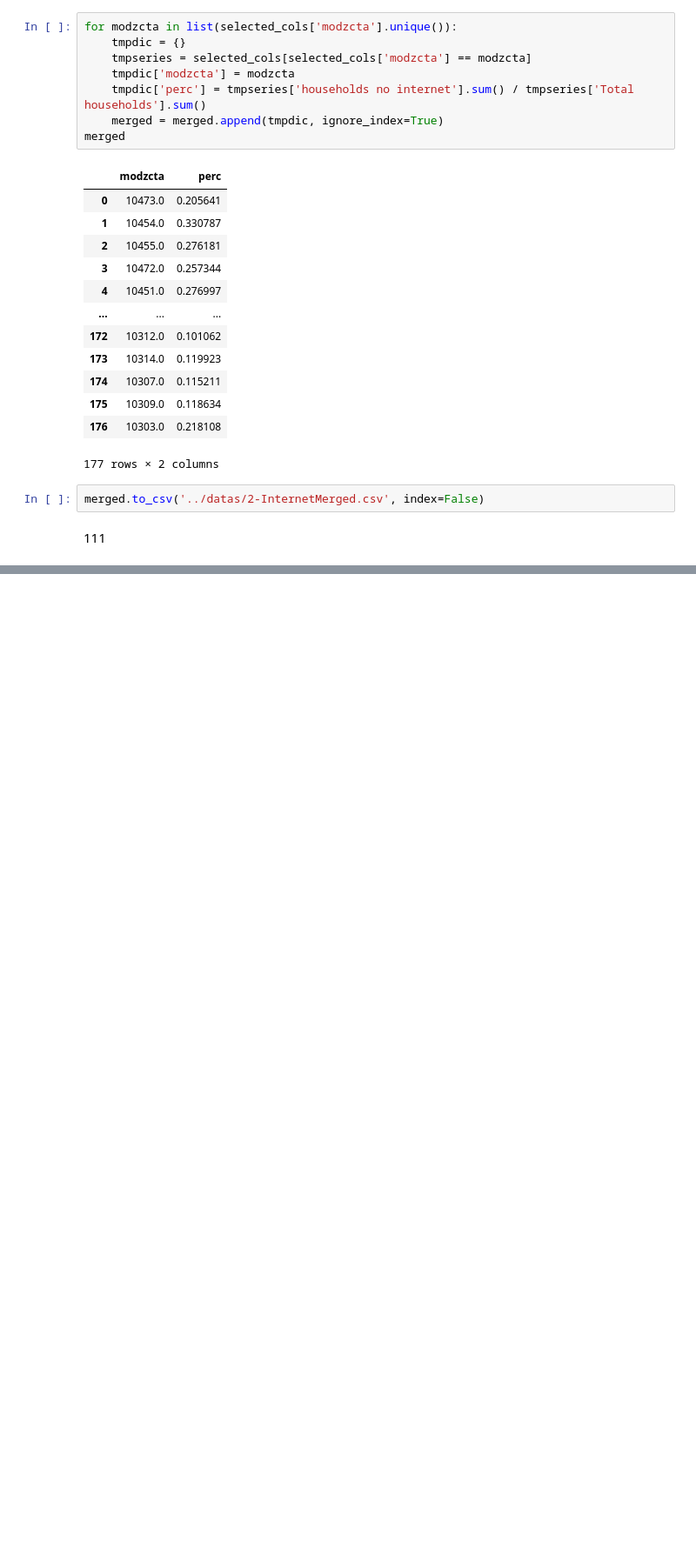
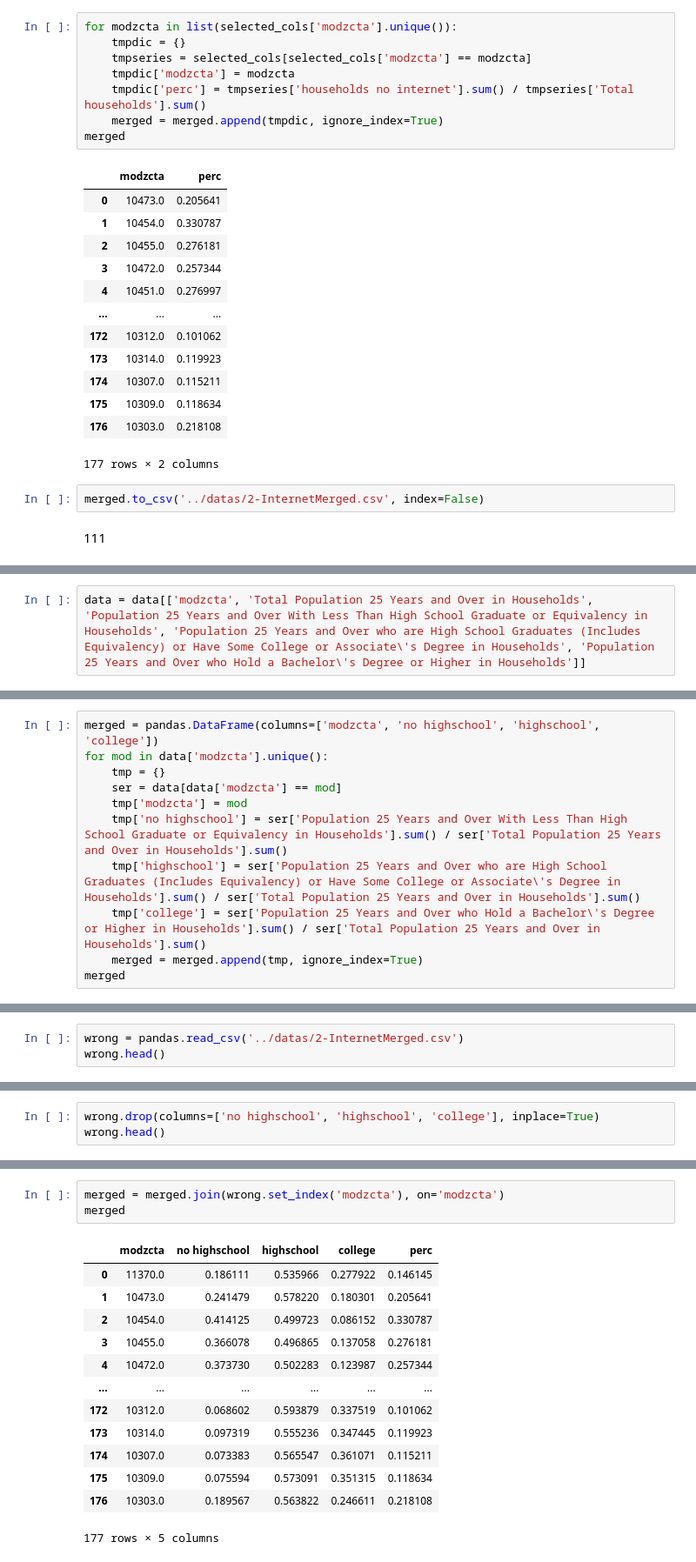
Before and after one commit to saturn-drm/equity-during-covid, a Jupyter notebook: scripts/11-20testmerge.ipynb, the cells around one changed output, grey strips where cells are left out. Shown at 87% size. Saved outputs shown, nothing was run; the diff lists cells and outputs as text; blank space fills up the shorter version.

```diff
--- a/scripts/11-20testmerge.ipynb
+++ b/scripts/11-20testmerge.ipynb
@@ -67,0 +103,2 @@ merged.to_csv('../datas/2-InternetMerged.csv', index=False)
+# %%
+data = data[['modzcta', 'Total Population 25 Years and Over in Households', 'Population 25 Years and Over With Less Than High School Graduate or Equivalency in Households', 'Population 25 Years and Over who are High School Graduates (Includes Equivalency) or Have Some College or Associate\'s Degree in Households', 'Population 25 Years and Over who Hold a Bachelor\'s Degree or Higher in Households']]
@@ -67,0 +123,11 @@ merged.to_csv('../datas/2-InternetMerged.csv', index=False)
+# %%
+merged = pandas.DataFrame(columns=['modzcta', 'no highschool', 'highschool', 'college'])
+for mod in data['modzcta'].unique():
+    tmp = {}
+    ser = data[data['modzcta'] == mod]
+    tmp['modzcta'] = mod
+    tmp['no highschool'] = ser['Population 25 Years and Over With Less Than High School Graduate or Equivalency in Households'].sum() / ser['Total Population 25 Years and Over in Households'].sum()
+    tmp['highschool'] = ser['Population 25 Years and Over who are High School Graduates (Includes Equivalency) or Have Some College or Associate\'s Degree in Households'].sum() / ser['Total Population 25 Years and Over in Households'].sum()
+    tmp['college'] = ser['Population 25 Years and Over who Hold a Bachelor\'s Degree or Higher in Households'].sum() / ser['Total Population 25 Years and Over in Households'].sum()
+    merged = merged.append(tmp, ignore_index=True)
+merged
@@ -67,0 +160,3 @@ merged.to_csv('../datas/2-InternetMerged.csv', index=False)
+# %%
+wrong = pandas.read_csv('../datas/2-InternetMerged.csv')
+wrong.head()
@@ -67,0 +170,3 @@ merged.to_csv('../datas/2-InternetMerged.csv', index=False)
+# %%
+wrong.drop(columns=['no highschool', 'highschool', 'college'], inplace=True)
+wrong.head()
@@ -67,0 +180,17 @@ merged.to_csv('../datas/2-InternetMerged.csv', index=False)
+# %%
+merged = merged.join(wrong.set_index('modzcta'), on='modzcta')
+merged
+# %% [output]
+|  | modzcta | no highschool | highschool | college | perc |
+| 0 | 11370.0 | 0.186111 | 0.535966 | 0.277922 | 0.146145 |
+| 1 | 10473.0 | 0.241479 | 0.578220 | 0.180301 | 0.205641 |
+| 2 | 10454.0 | 0.414125 | 0.499723 | 0.086152 | 0.330787 |
+| 3 | 10455.0 | 0.366078 | 0.496865 | 0.137058 | 0.276181 |
+| 4 | 10472.0 | 0.373730 | 0.502283 | 0.123987 | 0.257344 |
+| ... | ... | ... | ... | ... | ... |
+| 172 | 10312.0 | 0.068602 | 0.593879 | 0.337519 | 0.101062 |
+| 173 | 10314.0 | 0.097319 | 0.555236 | 0.347445 | 0.119923 |
+| 174 | 10307.0 | 0.073383 | 0.565547 | 0.361071 | 0.115211 |
+| 175 | 10309.0 | 0.075594 | 0.573091 | 0.351315 | 0.118634 |
+| 176 | 10303.0 | 0.189567 | 0.563822 | 0.246611 | 0.218108 |
+177 rows × 5 columns
```
Also changed, not shown: parts of 14 cells of this notebook, 27 other files.
